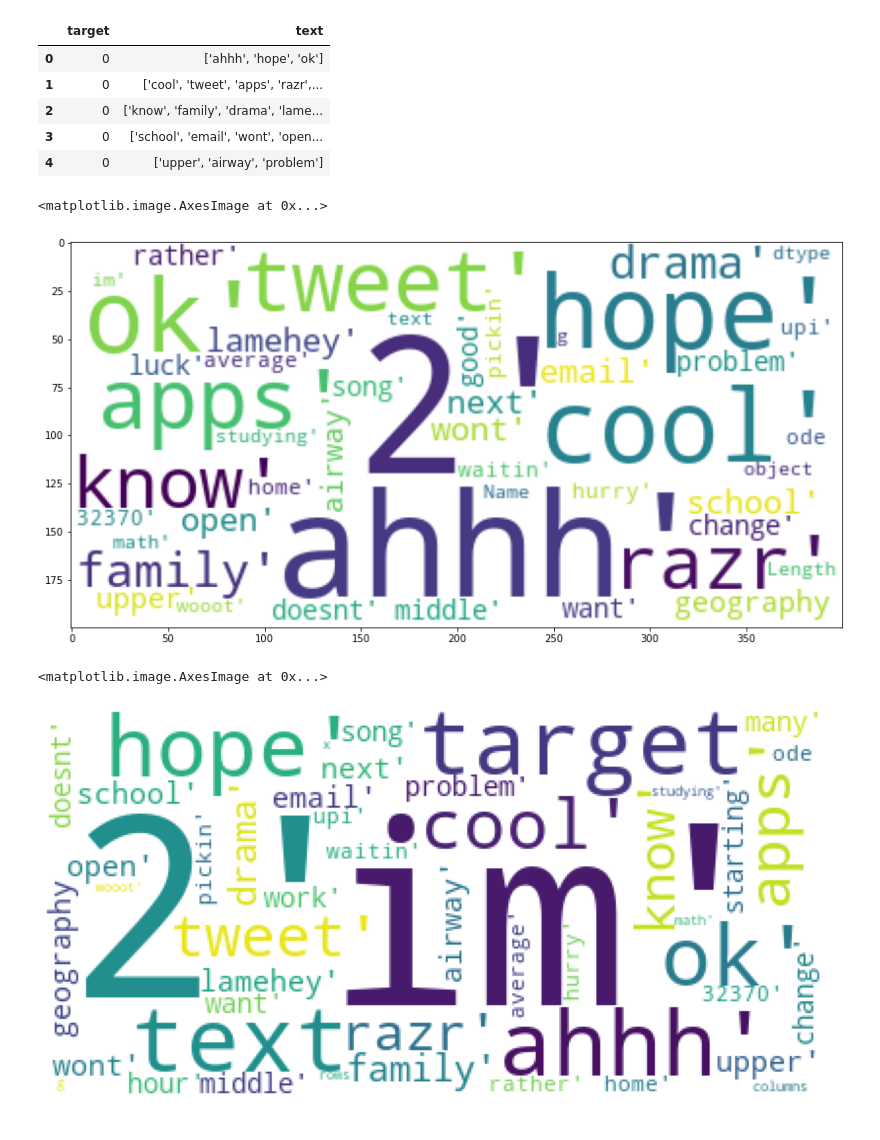
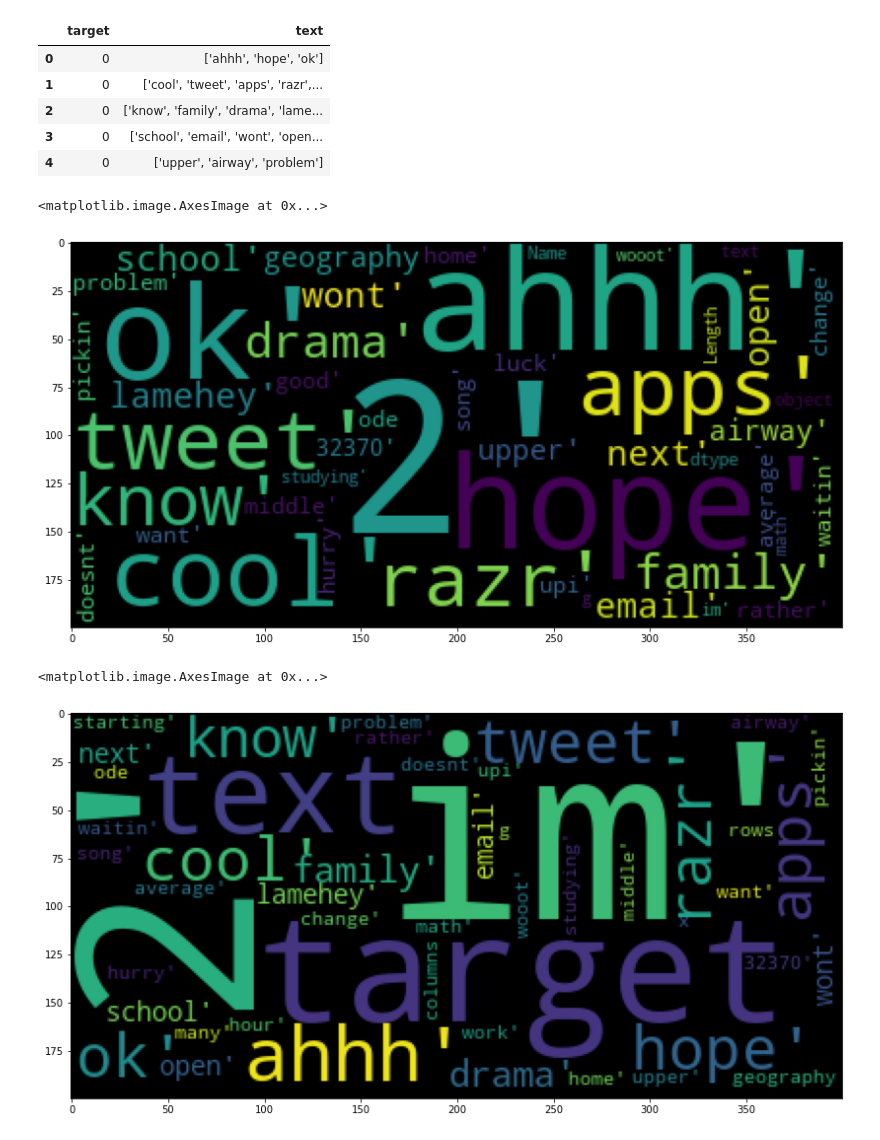
Before and after one commit to singhsanoo/tweet-sentiment-predictor, a Jupyter notebook: WordClouds.ipynb, the cells around one changed output. Saved outputs shown, nothing was run; the diff lists cells and outputs as text; code cells hidden in the pictures.

```diff
--- a/WordClouds.ipynb
+++ b/WordClouds.ipynb
@@ -22,28 +23,27 @@ lemmatized_df.head()
 | 4 | 0 | ['upper', 'airway', 'problem'] |
 # %%
 from wordcloud import WordCloud
-WordCloud
-cloud = WordCloud(background_color='white').generate(str(lemmatized_df['text']) )
+# WordCloud
+cloud = WordCloud().generate(str(lemmatized_df['text']) )
 fig= plt.figure(figsize=(14,14))
 plt.imshow(cloud)
 # %% [output]
 <matplotlib.image.AxesImage at 0x...>
-[figure, old version]
+[figure, new version]
 # %%
 negative_Tweets = lemmatized_df[lemmatized_df.target == 0]
 
 negative_Tweets.head()
 
-from wordcloud import WordCloud
+from wordcloud import WordCloud, STOPWORDS, ImageColorGenerator
 wc = WordCloud(max_words=50)
 
-cloud = WordCloud(background_color='white').generate(str(negative_Tweets ))
+cloud =wc.generate(str(negative_Tweets ))
 fig= plt.figure(figsize=(14,14))
-plt.axis('off')
 plt.imshow(cloud)
 # %% [output]
 <matplotlib.image.AxesImage at 0x...>
-[figure, old version]
+[figure, new version]
 # %%
 positive_Tweets = lemmatized_df[lemmatized_df.target == 1]
 
```
Also changed, not shown: parts of 7 cells of this notebook, 6 other files.
